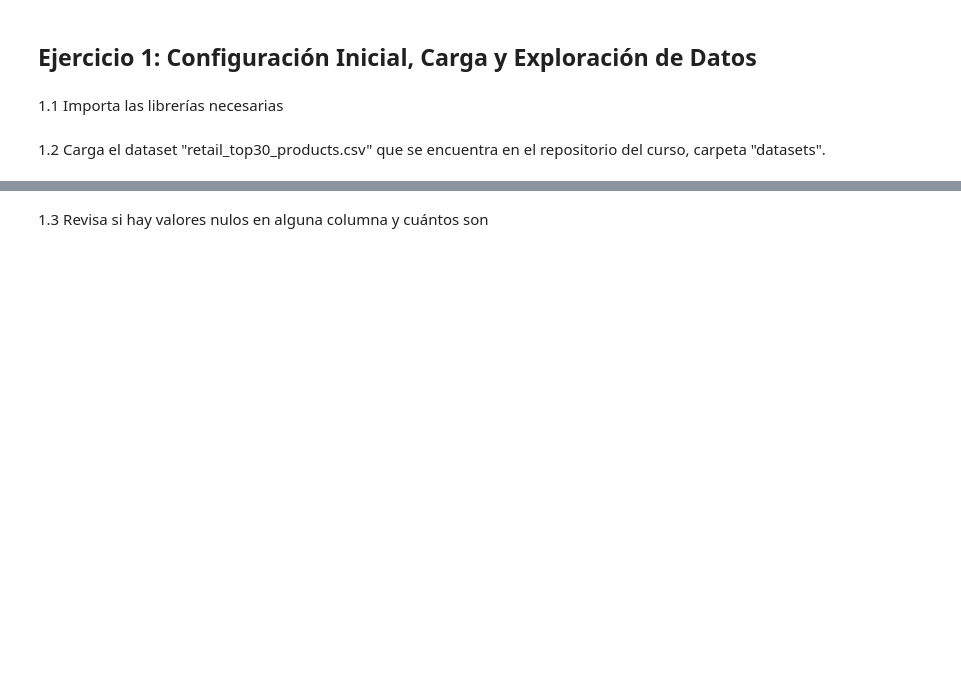
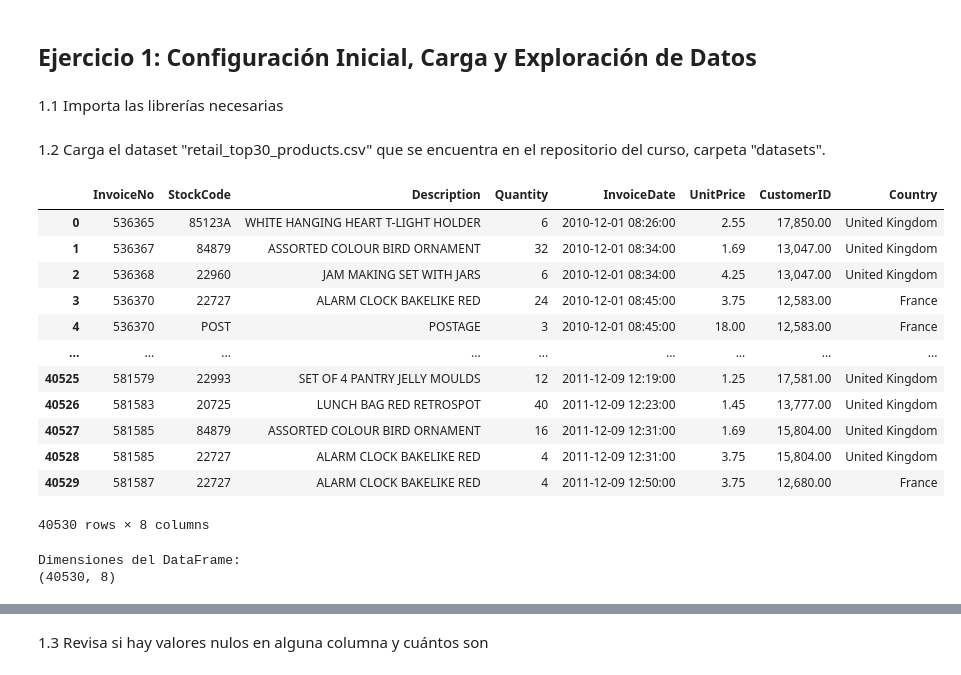
Before and after one commit to ferneyreina19/2025-segundo-semestre-ia-economia, a Jupyter notebook: clases/4_Aprendizaje_no_supervisado/2_Taller_Apriori.ipynb, the cells around one changed output, grey strips where cells are left out. Drawn from its saved outputs; the diff is of its cells as text; code cells hidden in the pictures; blank space fills up the shorter version.

```diff
--- a/clases/4_Aprendizaje_no_supervisado/2_Taller_Apriori.ipynb
+++ b/clases/4_Aprendizaje_no_supervisado/2_Taller_Apriori.ipynb
@@ -57,6 +62,26 @@ pd.options.display.float_format = '{:,.2f}'.format
+# %%
+df = pd.read_csv('retail_top30_products.csv')
+df
+# %% [output]
+|  | InvoiceNo | StockCode | Description | Quantity | InvoiceDate | UnitPrice | CustomerID | Country |
+| 0 | 536365 | 85123A | WHITE HANGING HEART T-LIGHT HOLDER | 6 | 2010-12-01 08:26:00 | 2.55 | 17,850.00 | United Kingdom |
+| 1 | 536367 | 84879 | ASSORTED COLOUR BIRD ORNAMENT | 32 | 2010-12-01 08:34:00 | 1.69 | 13,047.00 | United Kingdom |
+| 2 | 536368 | 22960 | JAM MAKING SET WITH JARS | 6 | 2010-12-01 08:34:00 | 4.25 | 13,047.00 | United Kingdom |
+| 3 | 536370 | 22727 | ALARM CLOCK BAKELIKE RED | 24 | 2010-12-01 08:45:00 | 3.75 | 12,583.00 | France |
+| 4 | 536370 | POST | POSTAGE | 3 | 2010-12-01 08:45:00 | 18.00 | 12,583.00 | France |
+| ... | ... | ... | ... | ... | ... | ... | ... | ... |
+| 40525 | 581579 | 22993 | SET OF 4 PANTRY JELLY MOULDS | 12 | 2011-12-09 12:19:00 | 1.25 | 17,581.00 | United Kingdom |
+| 40526 | 581583 | 20725 | LUNCH BAG RED RETROSPOT | 40 | 2011-12-09 12:23:00 | 1.45 | 13,777.00 | United Kingdom |
+| 40527 | 581585 | 84879 | ASSORTED COLOUR BIRD ORNAMENT | 16 | 2011-12-09 12:31:00 | 1.69 | 15,804.00 | United Kingdom |
+| 40528 | 581585 | 22727 | ALARM CLOCK BAKELIKE RED | 4 | 2011-12-09 12:31:00 | 3.75 | 15,804.00 | United Kingdom |
+| 40529 | 581587 | 22727 | ALARM CLOCK BAKELIKE RED | 4 | 2011-12-09 12:50:00 | 3.75 | 12,680.00 | France |
+40530 rows × 8 columns
 # %%
 print("Dimensiones del DataFrame:")
 print(df.shape)
+# %% [output]
+Dimensiones del DataFrame:
+(40530, 8)
 # %%
 print("\nInformación general del DataFrame:")
 df.info()
```
Also changed, not shown: parts of 23 cells of this notebook, 1 other file.
